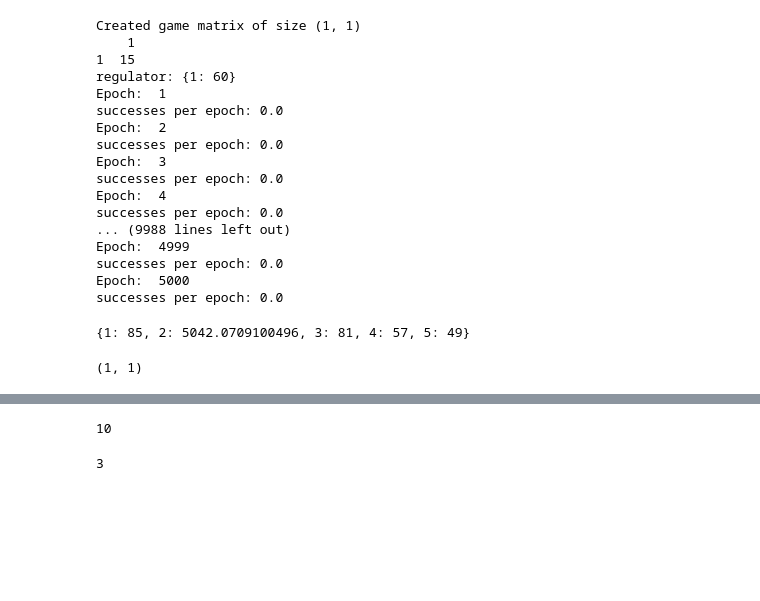
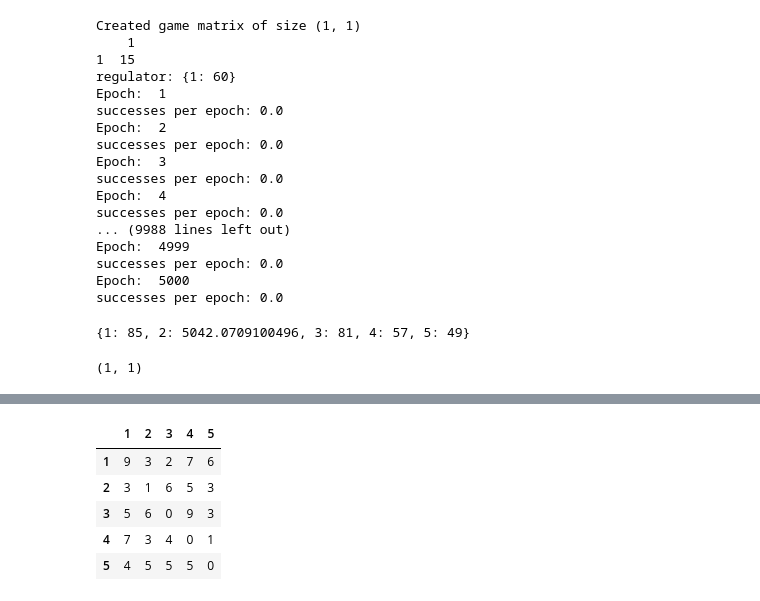
Before and after one commit to CameronBeebe/Cybernetics, a Jupyter notebook: test.ipynb, the cells around one changed output, grey strips where cells are left out. Drawn from its saved outputs; the diff is of its cells as text; code cells hidden in the pictures; blank space fills up the shorter version.

Commit message:
fixed logic in Ashby.train() for creating/giving games and game sizes

```diff
--- a/test.ipynb
+++ b/test.ipynb
@@ -82,7 +82,6 @@ class Ashby(Regulator):
         self.game = None
         self.skweez = None
 
-        #game = None
 
     def train(self):
         from cybernetics.cybernetics import create_game
@@ -92,19 +91,25 @@ class Ashby(Regulator):
         from cybernetics.cybernetics import squeeze
         from cybernetics.cybernetics import update
 
-        if (self.game is not None) and (self.game_size==(1,1)):
+        print('self.game:',self.game)
+
+
+        if self.game is not None:
             print('Game given')
-            train_game = game
+            print('setting game size to self.game.shape')
+            self.game_size = self.game.shape
         else:
             print('Creating game of size', self.game_size, 'and range', self.ran_range)
-            train_game = create_game(self.game_size,self.ran_range)
-        print(train_game)
-        urn = np.random.randint(100, size=len(train_game.columns))
+            self.game = create_game(self.game_size,self.ran_range)
+
+
+        print(self.game)
+        urn = np.random.randint(100, size=len(self.game.columns))
         probs = np.array([(i/sum(urn)) for i in urn])
         #print("probs:",probs)
-        regulator = dict(zip(train_game.columns,urn))
+        regulator = dict(zip(self.game.columns,urn))
         print("regulator:",regulator)
-        dist = np.random.dirichlet(alpha=train_game.index)
+        dist = np.random.dirichlet(alpha=self.game.index)
         successes = 0
         i=1
         while i <= self.epochs:
@@ -112,13 +117,13 @@ class Ashby(Regulator):
             print("Epoch: ",i)
 
             # Environment chooses play.
-            play = environment_play(train_game,dist)
+            play = environment_play(self.game,dist)
 
             # Regulator chooses action.
-            action = regulator_action(train_game,probs)
+            action = regulator_action(self.game,probs)
 
             # Compute state of the world that is output (index in game matrix)
-            out = train_game.loc[play,action]
+            out = self.game.loc[play,action]
             #print("out:",out)
 
             # Update regulator.
@@ -173,4 +168,0 @@ matrix = np.random.randint(10, size=(10,11))
-# %%
-len(matrix)
-# %% [output]
-10
@@ -179,4 +169,11 @@ size = (3,4)
-# %%
-size[0]
-# %% [output]
-3
+# %%
+a.game = same_game
+# %%
+a.game
+# %% [output]
+|  | 1 | 2 | 3 | 4 | 5 |
+| 1 | 9 | 3 | 2 | 7 | 6 |
+| 2 | 3 | 1 | 6 | 5 | 3 |
+| 3 | 5 | 6 | 0 | 9 | 3 |
+| 4 | 7 | 3 | 4 | 0 | 1 |
+| 5 | 4 | 5 | 5 | 5 | 0 |
```
Also changed, not shown: parts of 10 cells of this notebook.
